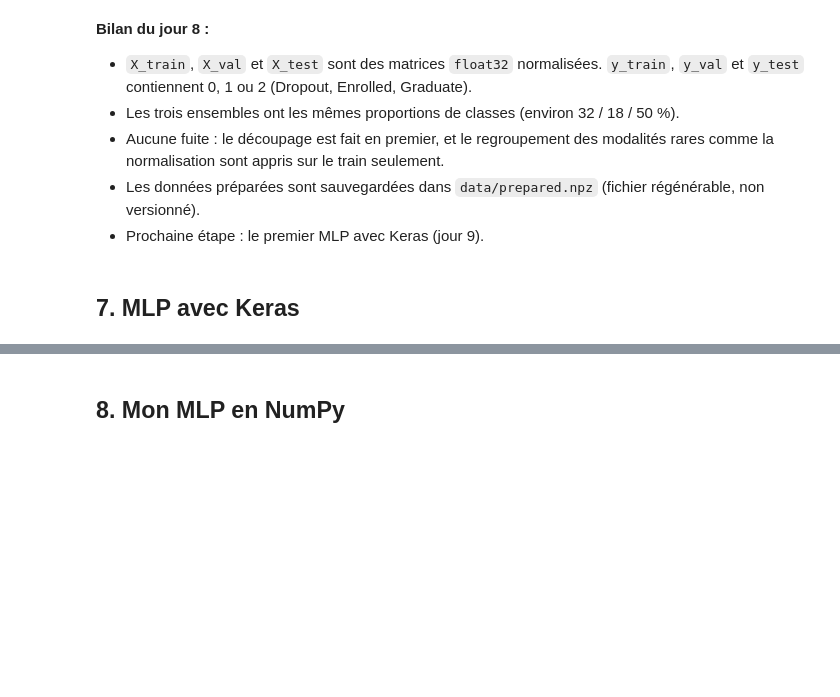
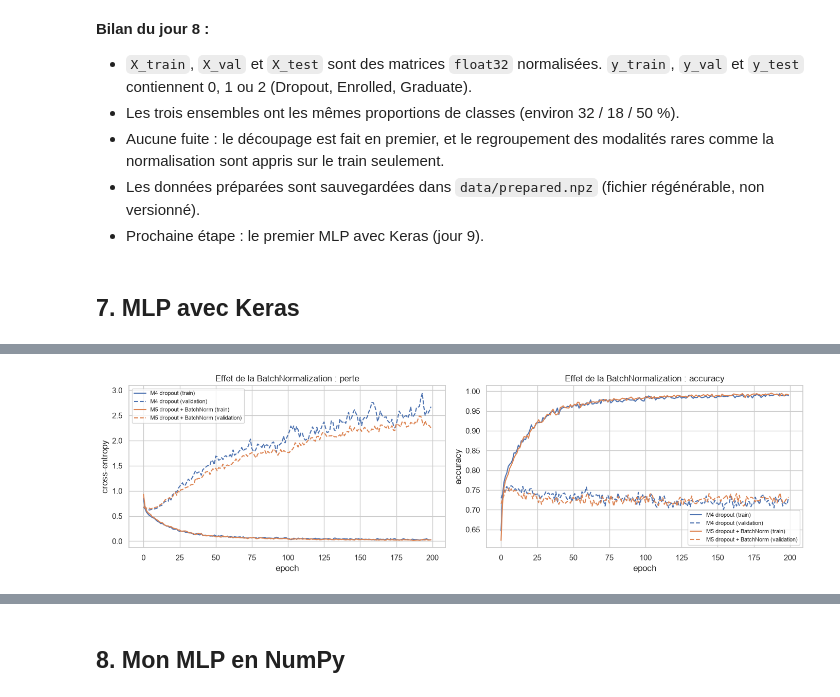
Before and after one commit to TheGoatLucien/ANN-playground, a Jupyter notebook: ann_playground.ipynb, the cells around one changed output, grey strips where cells are left out. Cells and saved outputs as stored; diff of their text form; code cells hidden in the pictures; blank space fills up the shorter version.

```diff
--- a/ann_playground.ipynb
+++ b/ann_playground.ipynb
@@ -1030,0 +1297,5 @@ Valeurs manquantes ou infinies : 0
+# %%
+tracer_historique({"M4 dropout": historiques["M4"], "M5 dropout + BatchNorm": historiques["M5"]},
+                  "Effet de la BatchNormalization", "j10_batchnorm")
+# %% [output]
+[figure, added]
```
Also changed, not shown: parts of 49 cells of this notebook, 16 other files.
